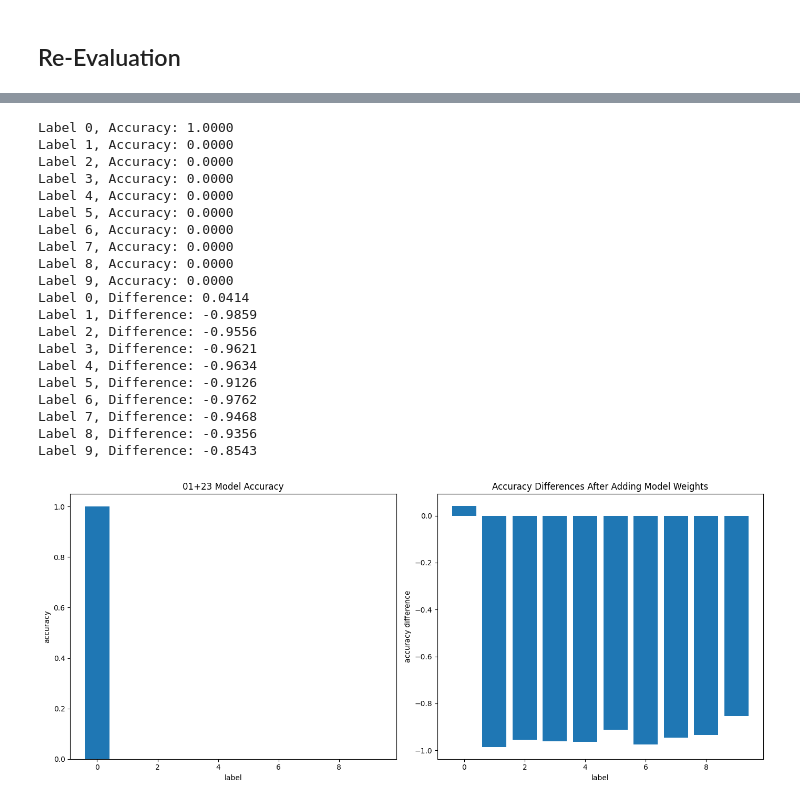
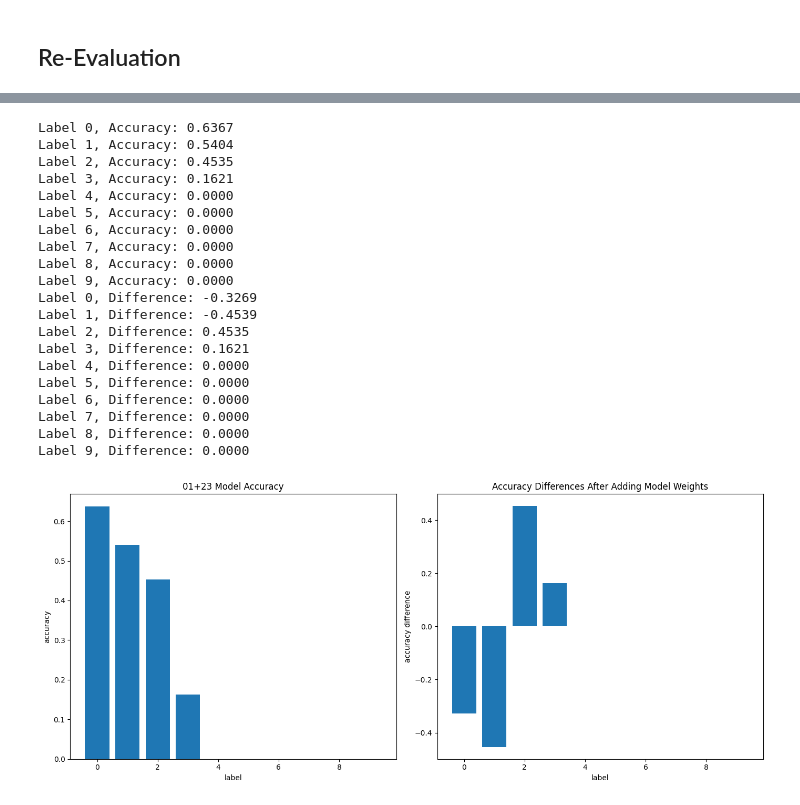
Before and after one commit to PathFinderKR/MNIST, a Jupyter notebook: Task Vector.ipynb, the cells around one changed output, grey strips where cells are left out. Saved outputs shown, nothing was run; the diff lists cells and outputs as text; code cells hidden in the pictures.

```diff
--- a/Task Vector.ipynb
+++ b/Task Vector.ipynb
@@ -170,0 +171,10 @@ Label 9, Accuracy: 0.0000
+# %%
+eval_23 = evaluate_labels(model_23, test_dl)
+for i, acc in enumerate(eval_23):
+    print(f"Label {i}, Accuracy: {acc:.4f}")
+
+plt.bar(range(10), eval_23)
+plt.xlabel("label")
+plt.ylabel("accuracy")
+plt.title("23 Model")
+plt.show()
@@ -236,47 +262,47 @@ Label 9, Difference: -0.0406
 # %%
 eval_add = evaluate_labels(model_01, test_dl)
 for i, acc in enumerate(eval_add):
     print(f"Label {i}, Accuracy: {acc:.4f}")
 
-diff = [eval_add[i] - eval_base[i] for i in range(10)]
+diff = [eval_add[i] - eval_01[i] for i in range(10)]
 for i, d in enumerate(diff):
     print(f"Label {i}, Difference: {d:.4f}")
 
 plt.figure(figsize=(14, 6))
 
 plt.subplot(1, 2, 1)
-plt.bar(range(10), evaluate_labels(model_01, test_dl))
+plt.bar(range(10), eval_add)
 plt.xlabel("label")
 plt.ylabel("accuracy")
 plt.title("01+23 Model Accuracy")
 
 plt.subplot(1, 2, 2)
 plt.bar(range(10), diff)
 plt.xlabel("label")
 plt.ylabel("accuracy difference")
 plt.title("Accuracy Differences After Adding Model Weights")
 
 plt.tight_layout()
 plt.show()
 # %% [output]
-Label 0, Accuracy: 1.0000
-Label 1, Accuracy: 0.0000
-Label 2, Accuracy: 0.0000
-Label 3, Accuracy: 0.0000
+Label 0, Accuracy: 0.6367
+Label 1, Accuracy: 0.5404
+Label 2, Accuracy: 0.4535
+Label 3, Accuracy: 0.1621
 Label 4, Accuracy: 0.0000
 Label 5, Accuracy: 0.0000
 Label 6, Accuracy: 0.0000
 Label 7, Accuracy: 0.0000
 Label 8, Accuracy: 0.0000
 Label 9, Accuracy: 0.0000
-Label 0, Difference: 0.0414
-Label 1, Difference: -0.9859
-Label 2, Difference: -0.9556
-Label 3, Difference: -0.9621
-Label 4, Difference: -0.9634
-Label 5, Difference: -0.9126
-Label 6, Difference: -0.9762
-Label 7, Difference: -0.9468
-Label 8, Difference: -0.9356
-Label 9, Difference: -0.8543
+Label 0, Difference: -0.3269
+Label 1, Difference: -0.4539
+Label 2, Difference: 0.4535
+Label 3, Difference: 0.1621
+Label 4, Difference: 0.0000
+Label 5, Difference: 0.0000
+Label 6, Difference: 0.0000
+Label 7, Difference: 0.0000
+Label 8, Difference: 0.0000
+Label 9, Difference: 0.0000
-[figure, old version]
+[figure, new version]
```
Also changed, not shown: parts of 7 cells of this notebook, 1 other file.
